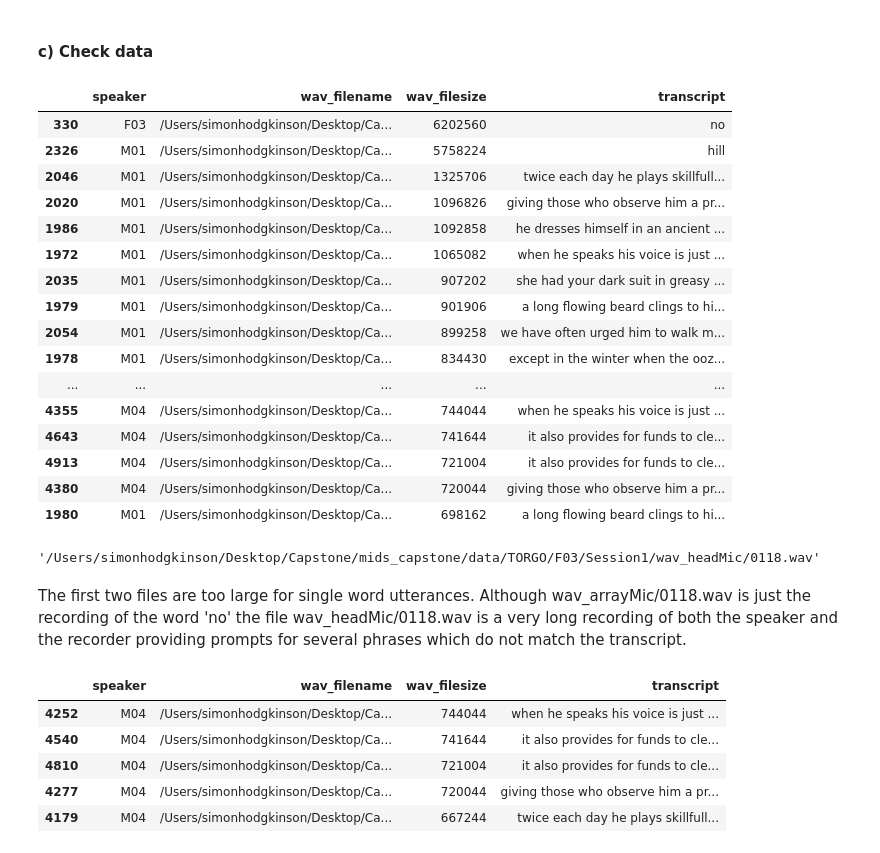
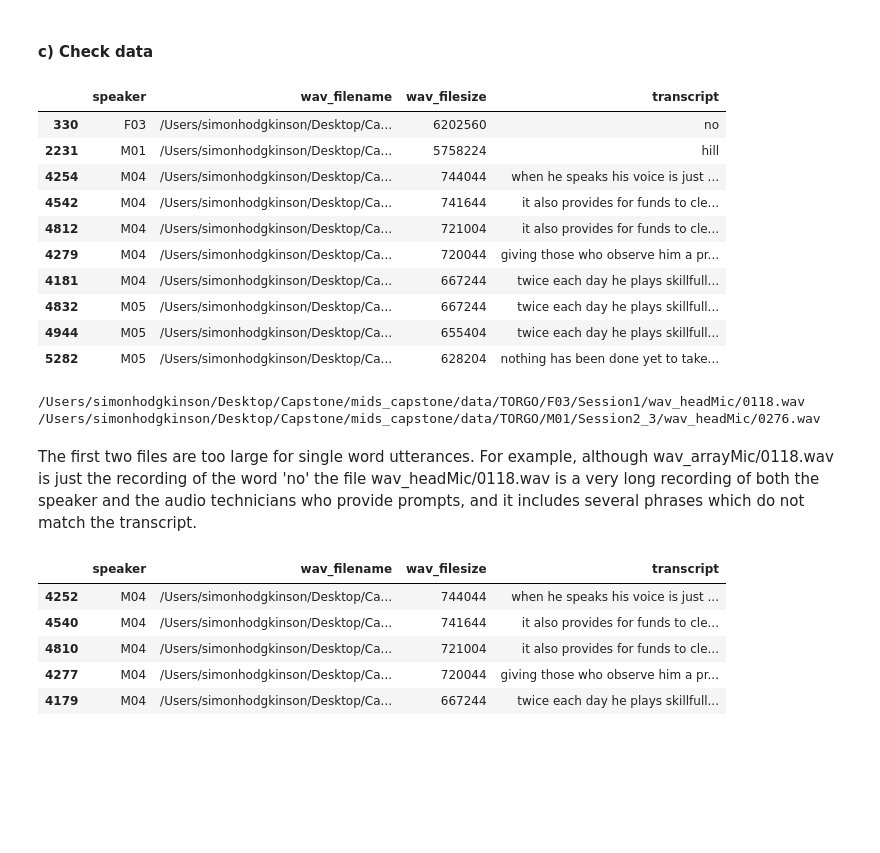
Before and after one commit to miketp333/mids_capstone, a Jupyter notebook: models/Transfer_learning_with_DeepSpeech.ipynb, the cells around one changed output. Drawn from its saved outputs; the diff is of its cells as text; code cells hidden in the pictures; blank space fills up the shorter version.

```diff
--- a/models/Transfer_learning_with_DeepSpeech.ipynb
+++ b/models/Transfer_learning_with_DeepSpeech.ipynb
@@ -286,31 +262,27 @@ df2.head()
 # %% [markdown]
 #### c) Check data
 # %%
-df2.sort_values(by="wav_filesize", ascending=False).head(20)
+df2.sort_values(by="wav_filesize", ascending=False).head(10)
 # %% [output]
 |  | speaker | wav_filename | wav_filesize | transcript |
 | 330 | F03 | /Users/simonhodgkinson/Desktop/Ca... | 6202560 | no |
-| 2326 | M01 | /Users/simonhodgkinson/Desktop/Ca... | 5758224 | hill |
-| 2046 | M01 | /Users/simonhodgkinson/Desktop/Ca... | 1325706 | twice each day he plays skillfull... |
-| 2020 | M01 | /Users/simonhodgkinson/Desktop/Ca... | 1096826 | giving those who observe him a pr... |
-| 1986 | M01 | /Users/simonhodgkinson/Desktop/Ca... | 1092858 | he dresses himself in an ancient ... |
-| 1972 | M01 | /Users/simonhodgkinson/Desktop/Ca... | 1065082 | when he speaks his voice is just ... |
-| 2035 | M01 | /Users/simonhodgkinson/Desktop/Ca... | 907202 | she had your dark suit in greasy ... |
-| 1979 | M01 | /Users/simonhodgkinson/Desktop/Ca... | 901906 | a long flowing beard clings to hi... |
-| 2054 | M01 | /Users/simonhodgkinson/Desktop/Ca... | 899258 | we have often urged him to walk m... |
-| 1978 | M01 | /Users/simonhodgkinson/Desktop/Ca... | 834430 | except in the winter when the ooz... |
-| ... | ... | ... | ... | ... |
-| 4355 | M04 | /Users/simonhodgkinson/Desktop/Ca... | 744044 | when he speaks his voice is just ... |
-| 4643 | M04 | /Users/simonhodgkinson/Desktop/Ca... | 741644 | it also provides for funds to cle... |
-| 4913 | M04 | /Users/simonhodgkinson/Desktop/Ca... | 721004 | it also provides for funds to cle... |
-| 4380 | M04 | /Users/simonhodgkinson/Desktop/Ca... | 720044 | giving those who observe him a pr... |
-| 1980 | M01 | /Users/simonhodgkinson/Desktop/Ca... | 698162 | a long flowing beard clings to hi... |
+| 2231 | M01 | /Users/simonhodgkinson/Desktop/Ca... | 5758224 | hill |
+| 4254 | M04 | /Users/simonhodgkinson/Desktop/Ca... | 744044 | when he speaks his voice is just ... |
+| 4542 | M04 | /Users/simonhodgkinson/Desktop/Ca... | 741644 | it also provides for funds to cle... |
+| 4812 | M04 | /Users/simonhodgkinson/Desktop/Ca... | 721004 | it also provides for funds to cle... |
+| 4279 | M04 | /Users/simonhodgkinson/Desktop/Ca... | 720044 | giving those who observe him a pr... |
+| 4181 | M04 | /Users/simonhodgkinson/Desktop/Ca... | 667244 | twice each day he plays skillfull... |
+| 4832 | M05 | /Users/simonhodgkinson/Desktop/Ca... | 667244 | twice each day he plays skillfull... |
+| 4944 | M05 | /Users/simonhodgkinson/Desktop/Ca... | 655404 | twice each day he plays skillfull... |
+| 5282 | M05 | /Users/simonhodgkinson/Desktop/Ca... | 628204 | nothing has been done yet to take... |
-# %%
-df2.iloc[330]['wav_filename']
-# %% [output]
-'/Users/simonhodgkinson/Desktop/Capstone/mids_capstone/data/TORGO/F03/Session1/wav_headMic/0118.wav'
+# %%
+print(df2.iloc[330]['wav_filename'])
+print(df2.iloc[2326]['wav_filename'])
+# %% [output]
+/Users/simonhodgkinson/Desktop/Capstone/mids_capstone/data/TORGO/F03/Session1/wav_headMic/0118.wav
+/Users/simonhodgkinson/Desktop/Capstone/mids_capstone/data/TORGO/M01/Session2_3/wav_headMic/0276.wav
 # %% [markdown]
-The first two files are too large for single word utterances. Although wav_arrayMic/0118.wav is just the recording of the word 'no' the file wav_headMic/0118.wav is a very long recording of both the speaker and the recorder providing prompts for several phrases which do not match the transcript.
+The first two files are too large for single word utterances. For example, although wav_arrayMic/0118.wav is just the recording of the word 'no' the file wav_headMic/0118.wav is a very long recording of both the speaker and the audio technicians who provide prompts, and it includes several phrases which do not match the transcript.
 # %%
 df2.drop([330,2231], inplace=True)
 df2.reset_index(drop=True, inplace=True)
```
Also changed, not shown: parts of 9 cells of this notebook.
